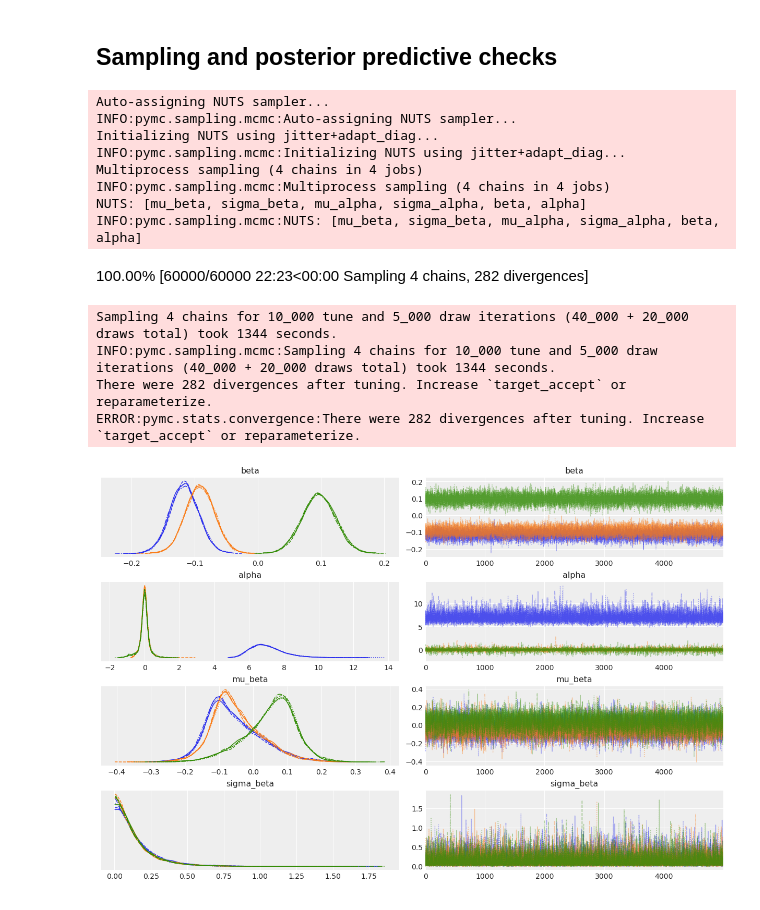
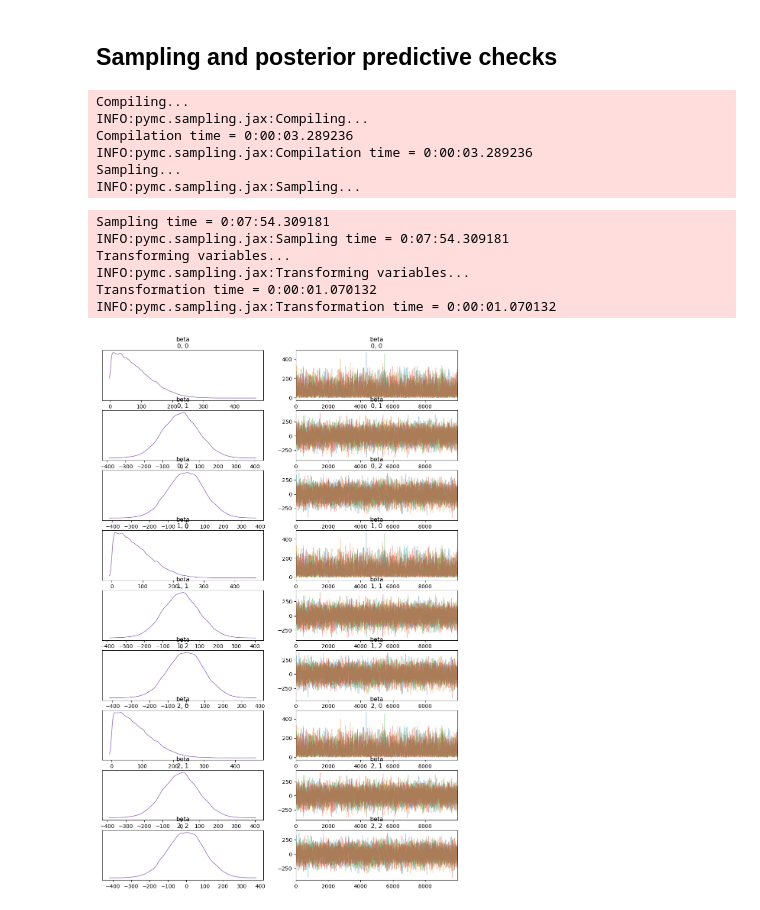
Before and after one commit to j-nystrom/biodiversity-impacts, a Jupyter notebook: notebooks/model_pipeline.ipynb, the cells around one changed output. Drawn from its saved outputs; the diff is of its cells as text; code cells hidden in the pictures.

```diff
--- a/notebooks/model_pipeline.ipynb
+++ b/notebooks/model_pipeline.ipynb
@@ -443,7 +447,7 @@ def select_data_for_model(df, group_vars, response_var, covariates):
 
     return df_res
 # %%
-group_vars = ["SSB", "SSBS"]
+group_vars = ["SSB", "SSBS", "Order"]
 response_var = ["Scaled_abundance"]
 covariates = ["Pop_density_1km", "Road_density_50km"]
 
@@ -498,0 +491,25 @@ y = df_scaled.select("Scaled_abundance").to_numpy().flatten() + 0.001
+# %%
+# Get vector of output values
+# Add a small constant to match the support of the Gamma distribution
+y = df_scaled.select("Scaled_abundance").to_numpy().flatten() + 0.001
+
+# Insert intercept column
+df_scaled = df_scaled.insert_column(
+    0, pl.Series("Intercept", np.ones(df_scaled.shape[0]))
+)
+
+# Create group category mapping
+groups = df_scaled["Order"].unique().to_list()
+category_to_code = {category: code for code, category in enumerate(groups)}
+group_codes = df_scaled["Order"].map_elements(lambda x: category_to_code[x]).to_numpy()
+
+# Create design matrix
+X = df_scaled.drop(["SSB", "SSBS", "Order", "Scaled_abundance"])
+
+# Create coordinate dictionary
+covars = X.columns
+idx = np.arange(X.shape[0])
+coords = {"covars": covars, "idx": idx, "groups": groups}
+
+# Covert design matrix to numpy
+X = X.to_numpy()
@@ -592,28 +626,36 @@ plot_prior_distribution("prior", "beta")
 ## Sampling and posterior predictive checks
 # %%
 with abundance_1:
-    posterior_samples = pm.sample(draws=5000, tune=10000, target_accept=0.99)
+    posterior_samples = pm.sample(
+        draws=10000,
+        tune=10000,
+        cores=4,
+        chains=4,
+        target_accept=0.99,
+        nuts_sampler="numpyro",
+    )
 # %% [output]
-Auto-assigning NUTS sampler...
-INFO:pymc.sampling.mcmc:Auto-assigning NUTS sampler...
-Initializing NUTS using jitter+adapt_diag...
-INFO:pymc.sampling.mcmc:Initializing NUTS using jitter+adapt_diag...
-Multiprocess sampling (4 chains in 4 jobs)
-INFO:pymc.sampling.mcmc:Multiprocess sampling (4 chains in 4 jobs)
-NUTS: [mu_beta, sigma_beta, mu_alpha, sigma_alpha, beta, alpha]
-INFO:pymc.sampling.mcmc:NUTS: [mu_beta, sigma_beta, mu_alpha, sigma_alpha, beta, alpha]
+Compiling...
+INFO:pymc.sampling.jax:Compiling...
+Compilation time = 0:00:03.289236
+INFO:pymc.sampling.jax:Compilation time = 0:00:03.289236
+Sampling...
+INFO:pymc.sampling.jax:Sampling...
-100.00% [60000/60000 22:23<00:00 Sampling 4 chains, 282 divergences]
-Sampling 4 chains for 10_000 tune and 5_000 draw iterations (40_000 + 20_000 draws total) took 1344 seconds.
-INFO:pymc.sampling.mcmc:Sampling 4 chains for 10_000 tune and 5_000 draw iterations (40_000 + 20_000 draws total) took 1344 seconds.
-There were 282 divergences after tuning. Increase `target_accept` or reparameterize.
-ERROR:pymc.stats.convergence:There were 282 divergences after tuning. Increase `target_accept` or reparameterize.
+Sampling time = 0:07:54.309181
+INFO:pymc.sampling.jax:Sampling time = 0:07:54.309181
+Transforming variables...
+INFO:pymc.sampling.jax:Transforming variables...
+Transformation time = 0:00:01.070132
+INFO:pymc.sampling.jax:Transformation time = 0:00:01.070132
 # %%
 az.plot_trace(
     posterior_samples,
-    var_names=["beta", "alpha", "mu_beta", "sigma_beta"],
+    var_names=["beta"],
     divergences=None,
+    compact=False,
+    combined=True,
 );
 # %% [output]
-[figure, old version]
+[figure, new version]
 # %%
 az.plot_energy(posterior_samples);
```
Also changed, not shown: parts of 33 cells of this notebook, 2 other files.
